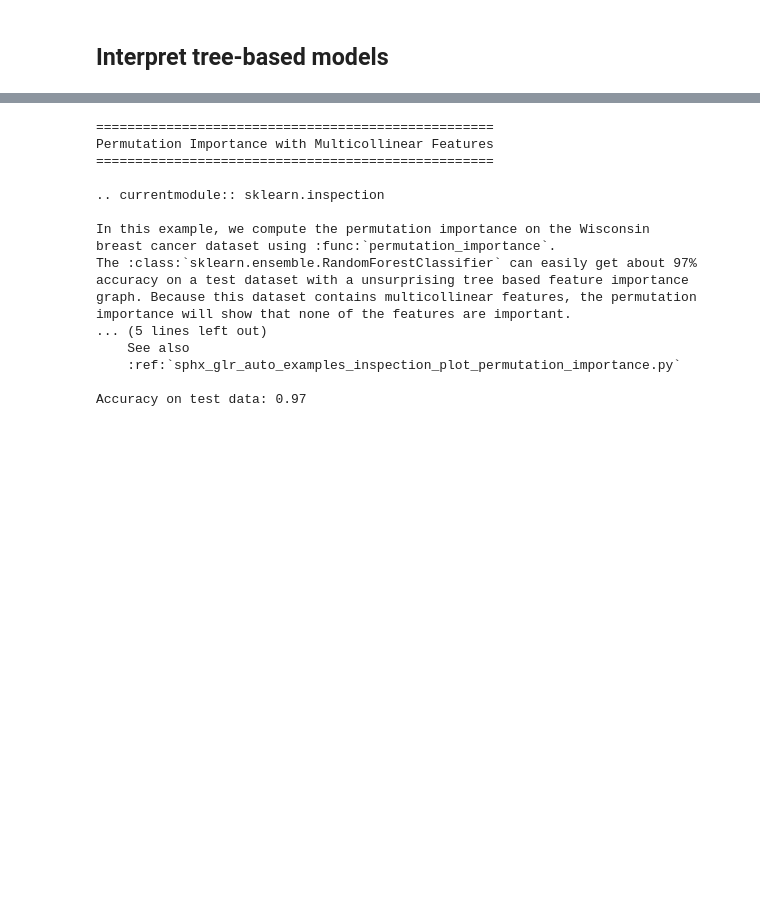
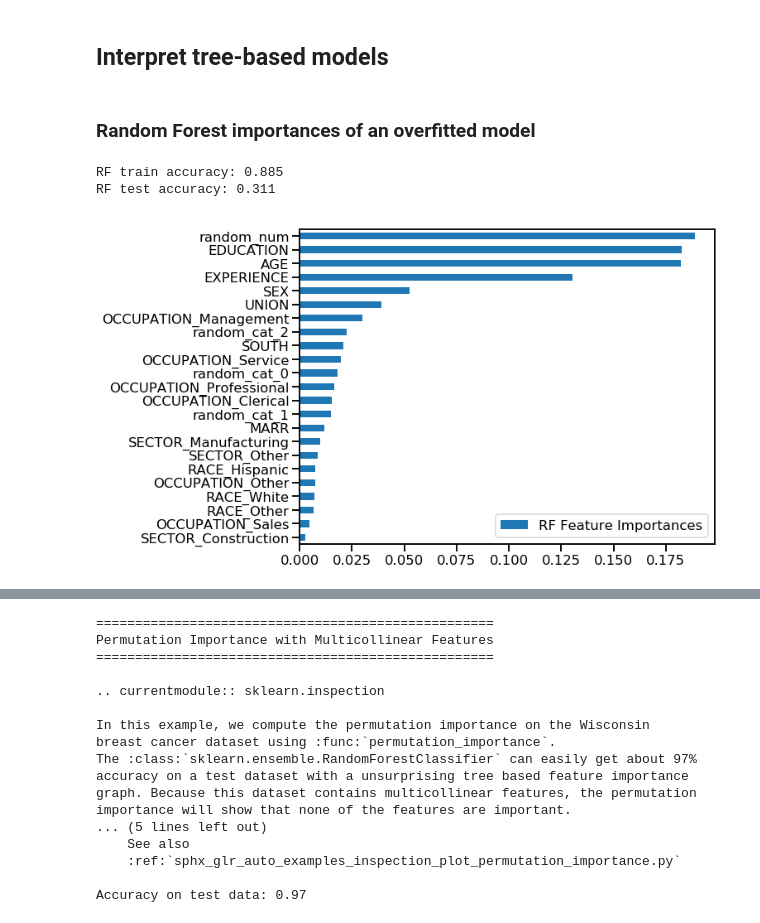
Before and after one commit to glemaitre/scikit-learn-workshop-2019, a Jupyter notebook: notebook.ipynb, the cells around one changed output, grey strips where cells are left out. Cells and saved outputs as stored; diff of their text form; code cells hidden in the pictures; blank space fills up the shorter version.

Commit message:
barebone of features importances

```diff
--- a/notebook.ipynb
+++ b/notebook.ipynb
@@ -313,3 +313,54 @@ plt.title('Stability of coefficients');
 * interpretations charactized the model learnt rather than the process that generated the data.
 # %% [markdown]
 ## Interpret tree-based models
+# %%
+X = censing.data[censing.feature_names]
+y = censing.data[censing.target_names].values.ravel()
+
+X['random_cat'] = np.random.randint(3, size=X.shape[0])
+X['random_num'] = np.random.randn(X.shape[0])
+# %%
+X_train, X_test, y_train, y_test = train_test_split(
+    X, y, random_state=42
+)
+# %% [markdown]
+### Random Forest importances of an overfitted model
+# %%
+from sklearn.ensemble import RandomForestRegressor
+
+categorical_columns = ['RACE', 'OCCUPATION', 'SECTOR', 'random_cat']
+binary_columns = ['MARR', 'UNION', 'SEX', 'SOUTH']
+numerical_columns = ['EDUCATION', 'EXPERIENCE', 'AGE', 'random_num']
+
+preprocessor = make_column_transformer(
+    (OneHotEncoder(), categorical_columns),
+    (OrdinalEncoder(), binary_columns),
+    remainder='passthrough'
+)
+
+model = make_pipeline(
+    preprocessor,
+    RandomForestRegressor(min_samples_leaf=1, random_state=42)
+)
+model.fit(X_train, y_train)
+
+print("RF train accuracy: %0.3f" % model.score(X_train, y_train))
+print("RF test accuracy: %0.3f" % model.score(X_test, y_test))
+# %% [output]
+RF train accuracy: 0.885
+RF test accuracy: 0.311
+# %%
+feature_names = (model.named_steps['columntransformer']
+                      .named_transformers_['onehotencoder']
+                      .get_feature_names(input_features=categorical_columns))
+feature_names = np.hstack([feature_names, binary_columns, numerical_columns])
+# %%
+tree_feature_importances = pd.DataFrame(
+    model.named_steps['randomforestregressor'].feature_importances_,
+    index=feature_names,
+    columns=['RF Feature Importances']
+)
+(tree_feature_importances.sort_values(by='RF Feature Importances')
+                         .plot(kind='barh', figsize=(9, 7)));
+# %% [output]
+[figure, added]
```
Also changed, not shown: parts of 27 cells of this notebook.
